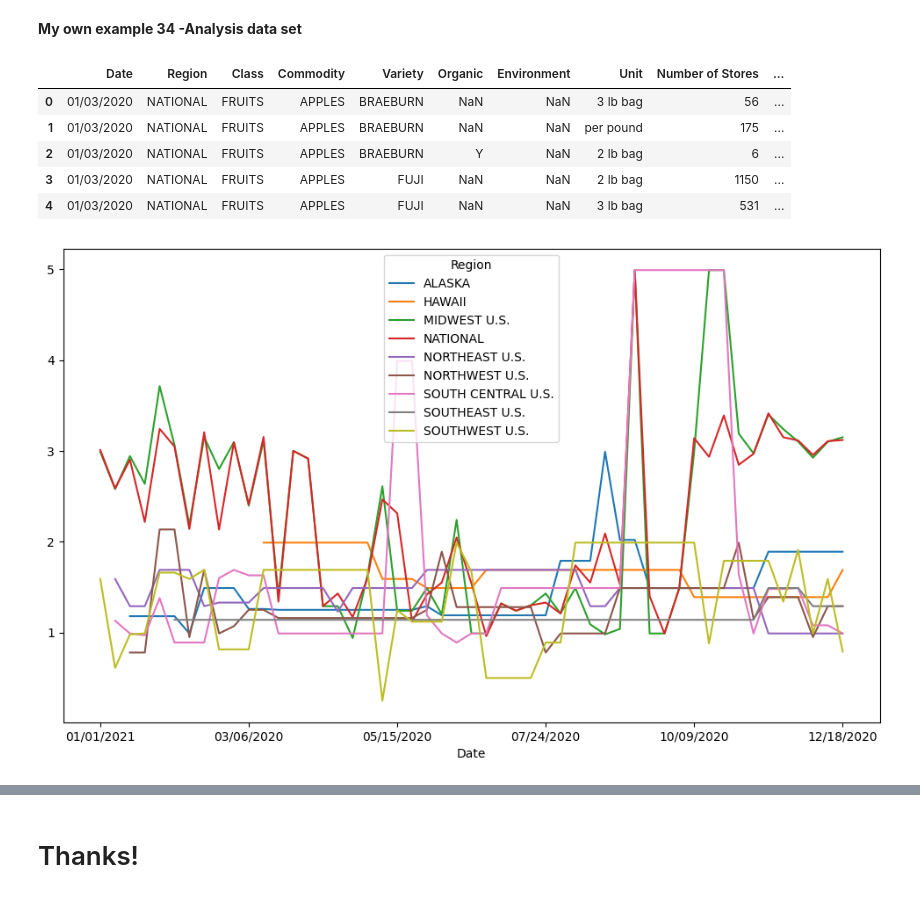
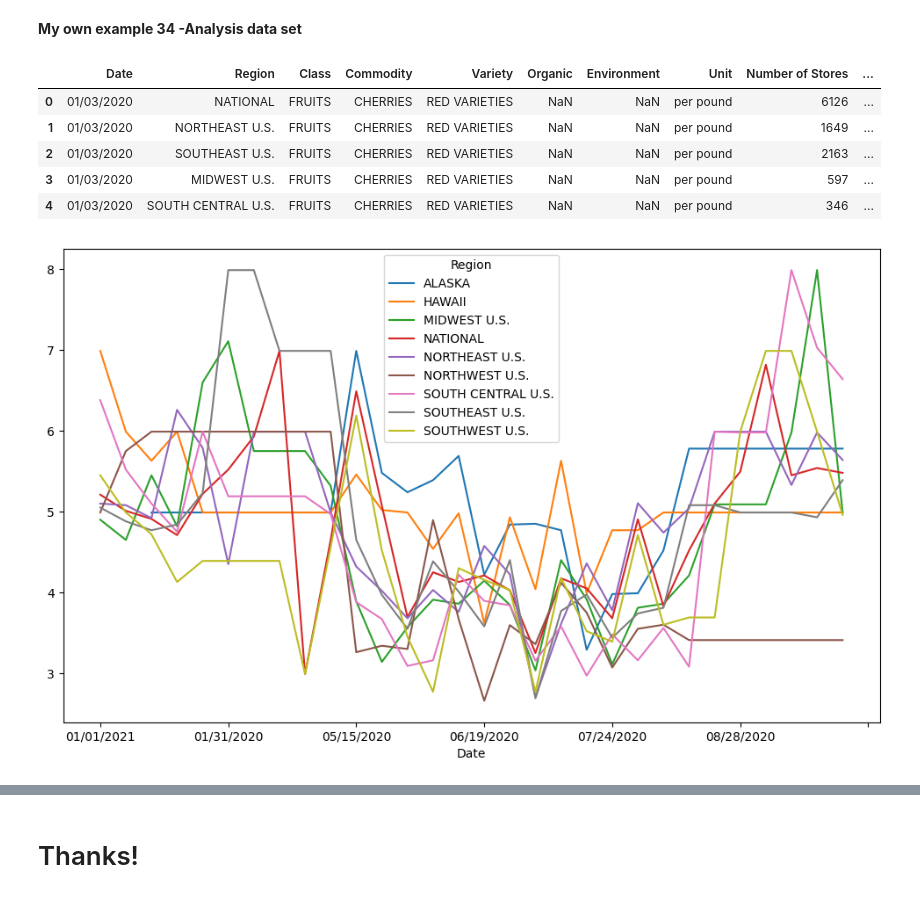
Before and after one commit to kguzmand/MetNumUN2023II, a Jupyter notebook: kguzmand_Lab2.ipynb, the cells around one changed output, grey strips where cells are left out. Drawn from its saved outputs; the diff is of its cells as text; code cells hidden in the pictures.

```diff
--- a/kguzmand_Lab2.ipynb
+++ b/kguzmand_Lab2.ipynb
@@ -1724,7 +1724,7 @@ import requests
 base_url = 'https://www.marketnews.usda.gov/mnp/fv-report-retail'
 query_params = {
   'class': ['FRUITS'],
-  'commodity': ['APPLES'],
+  'commodity': ['CHERRIES'],
   'compareLy': ['No'],
   'endDate': ['01/01/2021'], ## Hardcoding end Date
   'repDate': ['01/01/2020'], ## Hardcoding rep Date
@@ -1748,19 +1748,19 @@ with open('data.html', 'wb') as f:
             f.close()
 
 ## Read data from file.
-apples_data = pd.read_html('data.html', header=0)[0]
+cherries_data = pd.read_html('data.html', header=0)[0]
 # %%
-apples_data.head()
+cherries_data.head()
 # %% [output]
 |  | Date | Region | Class | Commodity | Variety | Organic | Environment | Unit | Number of Stores | ... |
-| 0 | 01/03/2020 | NATIONAL | FRUITS | APPLES | BRAEBURN | NaN | NaN | 3 lb bag | 56 | ... |
-| 1 | 01/03/2020 | NATIONAL | FRUITS | APPLES | BRAEBURN | NaN | NaN | per pound | 175 | ... |
-| 2 | 01/03/2020 | NATIONAL | FRUITS | APPLES | BRAEBURN | Y | NaN | 2 lb bag | 6 | ... |
-| 3 | 01/03/2020 | NATIONAL | FRUITS | APPLES | FUJI | NaN | NaN | 2 lb bag | 1150 | ... |
-| 4 | 01/03/2020 | NATIONAL | FRUITS | APPLES | FUJI | NaN | NaN | 3 lb bag | 531 | ... |
+| 0 | 01/03/2020 | NATIONAL | FRUITS | CHERRIES | RED VARIETIES | NaN | NaN | per pound | 6126 | ... |
+| 1 | 01/03/2020 | NORTHEAST U.S. | FRUITS | CHERRIES | RED VARIETIES | NaN | NaN | per pound | 1649 | ... |
+| 2 | 01/03/2020 | SOUTHEAST U.S. | FRUITS | CHERRIES | RED VARIETIES | NaN | NaN | per pound | 2163 | ... |
+| 3 | 01/03/2020 | MIDWEST U.S. | FRUITS | CHERRIES | RED VARIETIES | NaN | NaN | per pound | 597 | ... |
+| 4 | 01/03/2020 | SOUTH CENTRAL U.S. | FRUITS | CHERRIES | RED VARIETIES | NaN | NaN | per pound | 346 | ... |
 # %%
 #The regional average price of BRAEBURN apples every day?
-braeburn = apples_data[apples_data.Variety == 'BRAEBURN']
-braeburn.groupby(['Date', 'Region'])['Weighted Avg Price'].mean().unstack().ffill().plot();
+red_varieties = cherries_data[cherries_data.Variety == 'RED VARIETIES']
+red_varieties.groupby(['Date', 'Region'])['Weighted Avg Price'].mean().unstack().ffill().plot();
 # %% [output]
-[figure, old version]
+[figure, new version]
```
Also changed, not shown: parts of 5 cells of this notebook.
